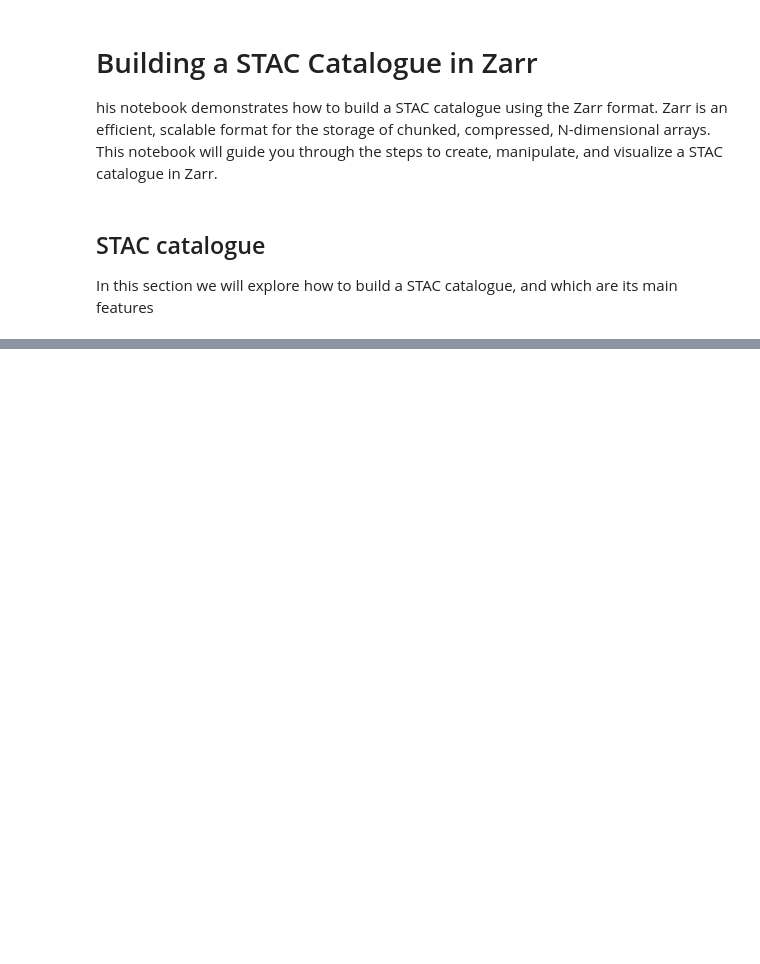
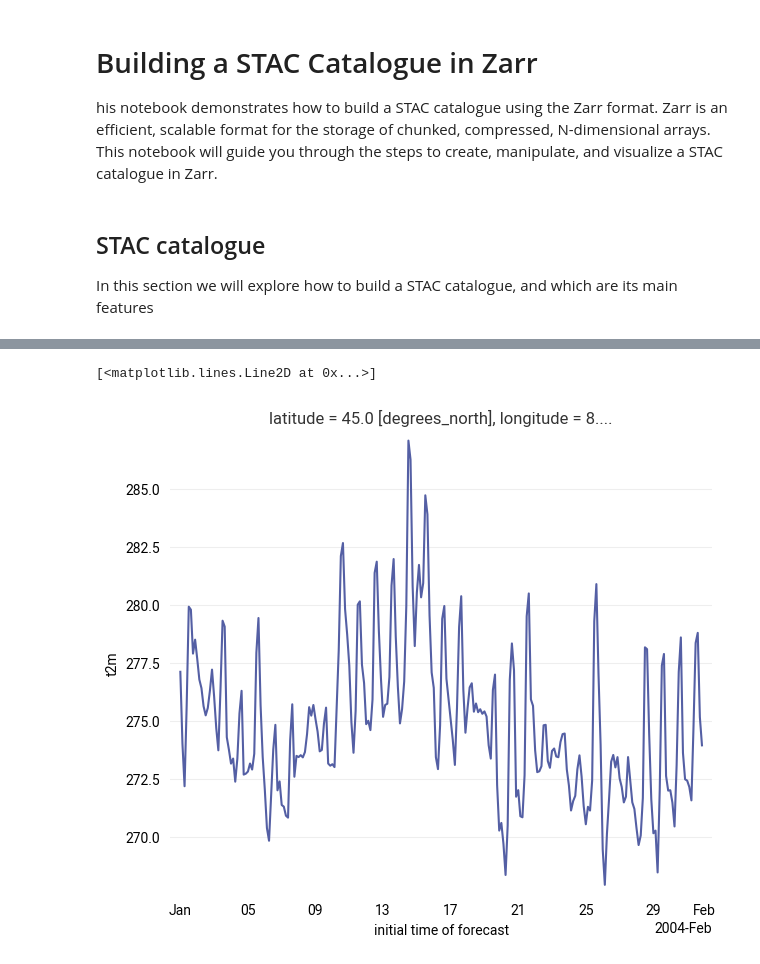
Before and after one commit to JGrassi97/ERA_LARC, a Jupyter notebook: notebooks/STAC_ZARR.ipynb, the cells around one changed output, grey strips where cells are left out. Drawn from its saved outputs; the diff is of its cells as text; code cells hidden in the pictures; blank space fills up the shorter version.

```diff
--- a/notebooks/STAC_ZARR.ipynb
+++ b/notebooks/STAC_ZARR.ipynb
@@ -48,9 +66,0 @@ catalog = pystac.Catalog(id='tutorial-catalog', description='This catalog is a b
-# %%
-item = pystac.Item(id='era5-prova',
-                 geometry={
-                     "type": "Point",
-                     "coordinates": [7., 45.]
-                 },
-                 bbox=[7., 45., 7., 45.],
-                 datetime=datetime.now(timezone.utc),
-                 properties={})
@@ -61,10 +66,0 @@ item
-# %%
-# Add Asset and all its information to Item
-item.add_asset(
-    key='image',
-    asset=pystac.Asset(
-        href=tmp_path,
-        media_type="application/vnd+zarr",
-        roles=["data"]
-    )
-)
@@ -91,9 +127,2 @@ catalog.normalize_and_save("era5_zarr_catalog", catalog_type=pystac.CatalogType.
 # %%
 catalog = pystac.Catalog.from_file('era5_zarr_catalog/catalog.json')
-# %%
-# Esplora i contenuti del catalogo
-for item in catalog.get_all_items():
-    print(item.id, item.geometry, item.assets)
-
-
-#catalog.sea
@@ -102,5 +128,0 @@ era5-prova {'type': 'Point', 'coordinates': [7.0, 45.0]} {'image': <Asset href=C
-# %%
-for item in catalog.get_all_items():
-    print(f"Item ID: {item.id}")
-    print(f"Geometry: {item.geometry}")
-    print(f"Assets: {item.assets}")
@@ -149,0 +186,13 @@ Assets: {'image': <Asset href=C:/Users/jacop/AppData/Local/Temp/tmp48wqiost/exam
+# %%
+import xarray as xr
+# Ottieni il link all'asset Zarr dall'item
+zarr_asset_href = item.assets['data'].href  # Assumiamo che l'asset si chiami 'data'
+
+# Carica i dati in xarray
+ds = xr.open_zarr(zarr_asset_href)
+
+# Visualizza le informazioni del dataset
+ds.mean(['number','step','surface']).t2m.plot()
+# %% [output]
+[<matplotlib.lines.Line2D at 0x...>]
+[figure, added]
```
Also changed, not shown: parts of 15 cells of this notebook.
